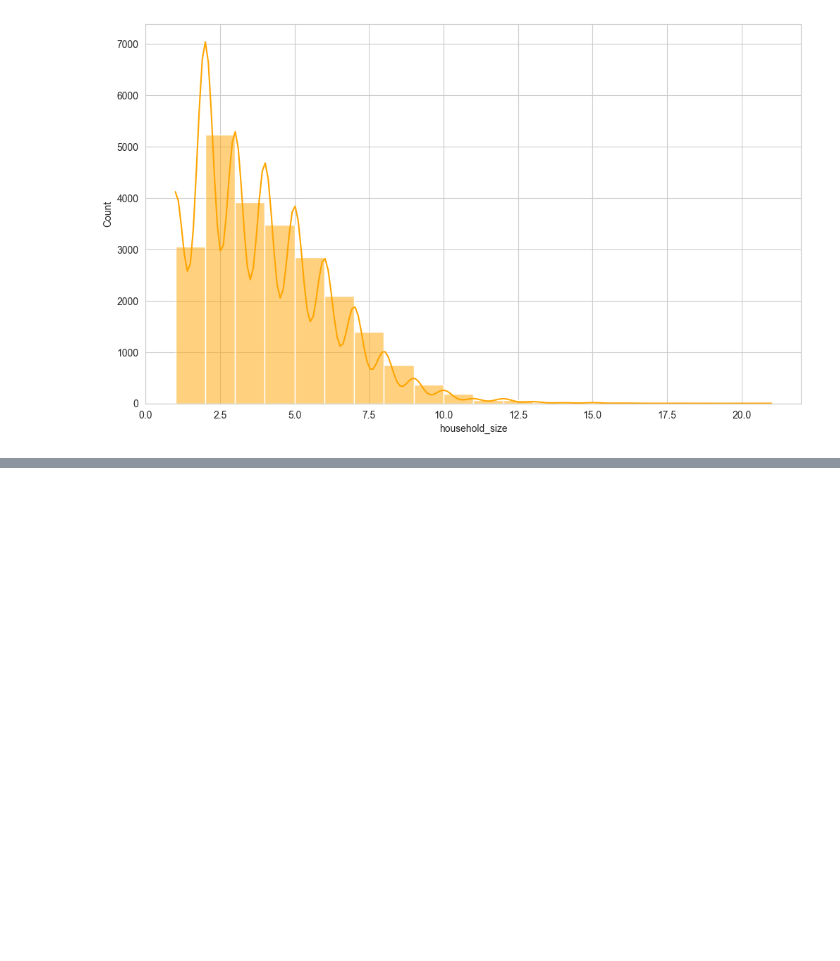
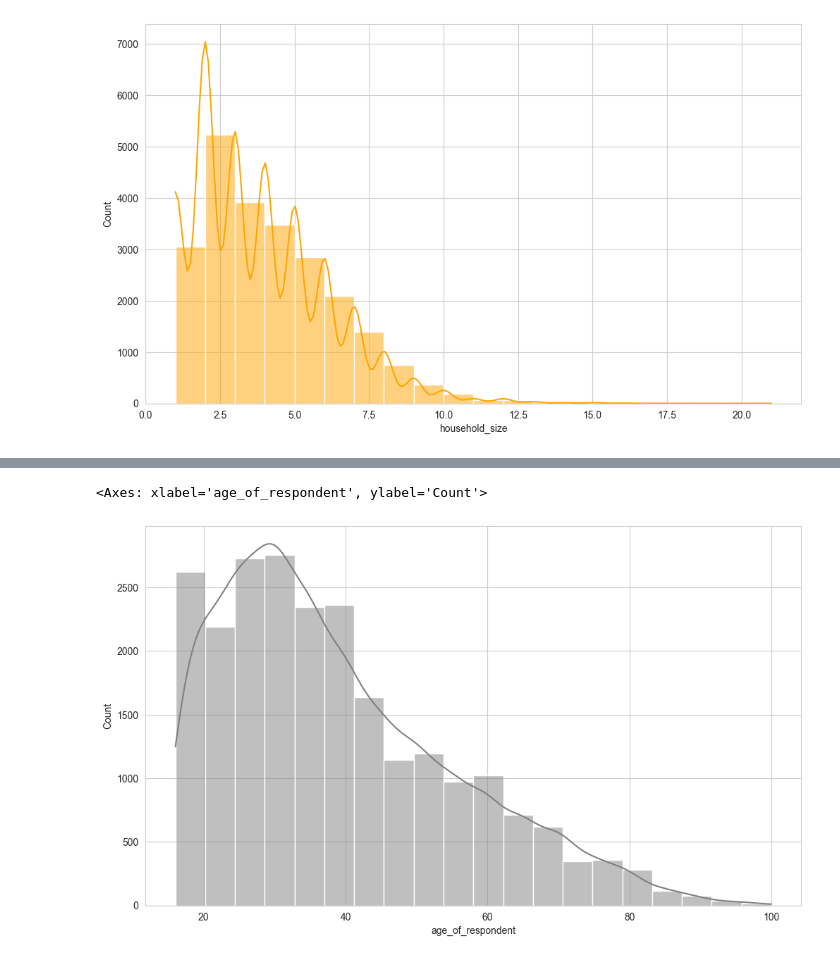
Before and after one commit to KamauGilbert/financial_inclusion_in_africa, a Jupyter notebook: financial_inclusion.ipynb, the cells around one changed output, grey strips where cells are left out. Saved outputs shown, nothing was run; the diff lists cells and outputs as text; code cells hidden in the pictures; blank space fills up the shorter version.

```diff
--- a/financial_inclusion.ipynb
+++ b/financial_inclusion.ipynb
@@ -504,0 +605,4 @@ It is clear that we have outliers in this column. Some of the ways we can deal w
+# %%
+# Dropping the household_size column
+train = train.drop(columns=['household_size'])
+train.head()
@@ -504,0 +694,7 @@ It is clear that we have outliers in this column. Some of the ways we can deal w
+# %%
+# Vizualizing the distribution of household sizes using a histogram
+plt.figure(figsize=(12, 7))
+sns.histplot(train['age_of_respondent'], bins=20, kde=True, color='grey')
+# %% [output]
+<Axes: xlabel='age_of_respondent', ylabel='Count'>
+[figure, added]
```
Also changed, not shown: parts of 30 cells of this notebook.
